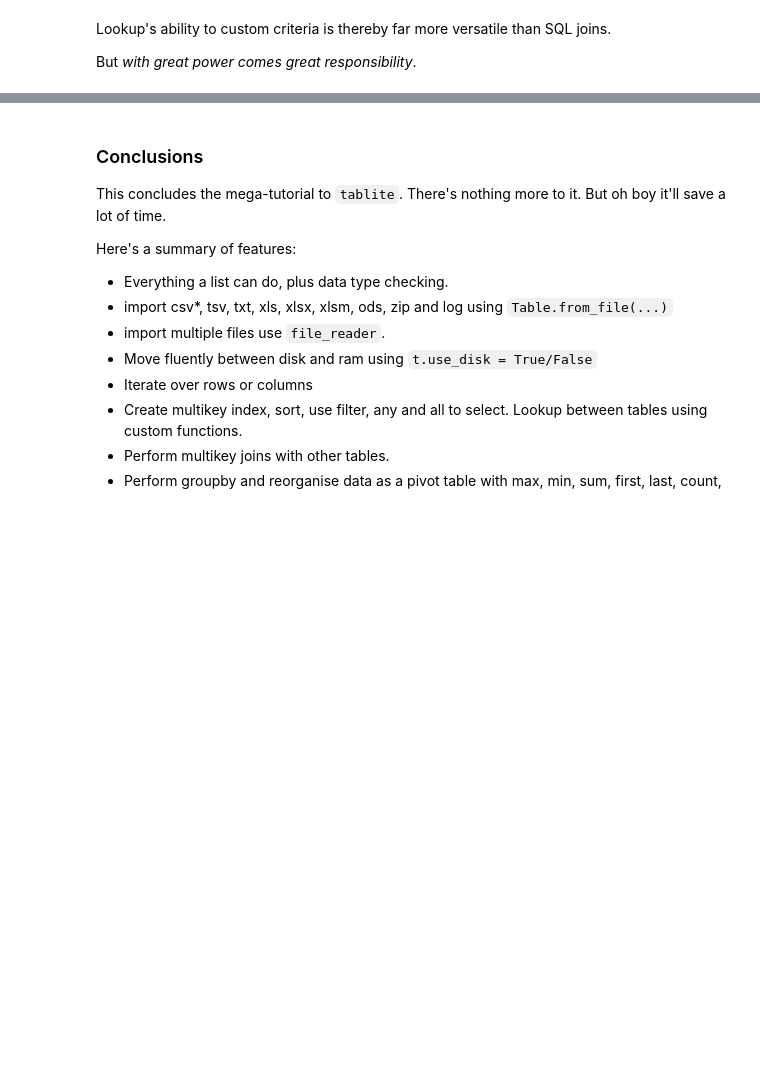
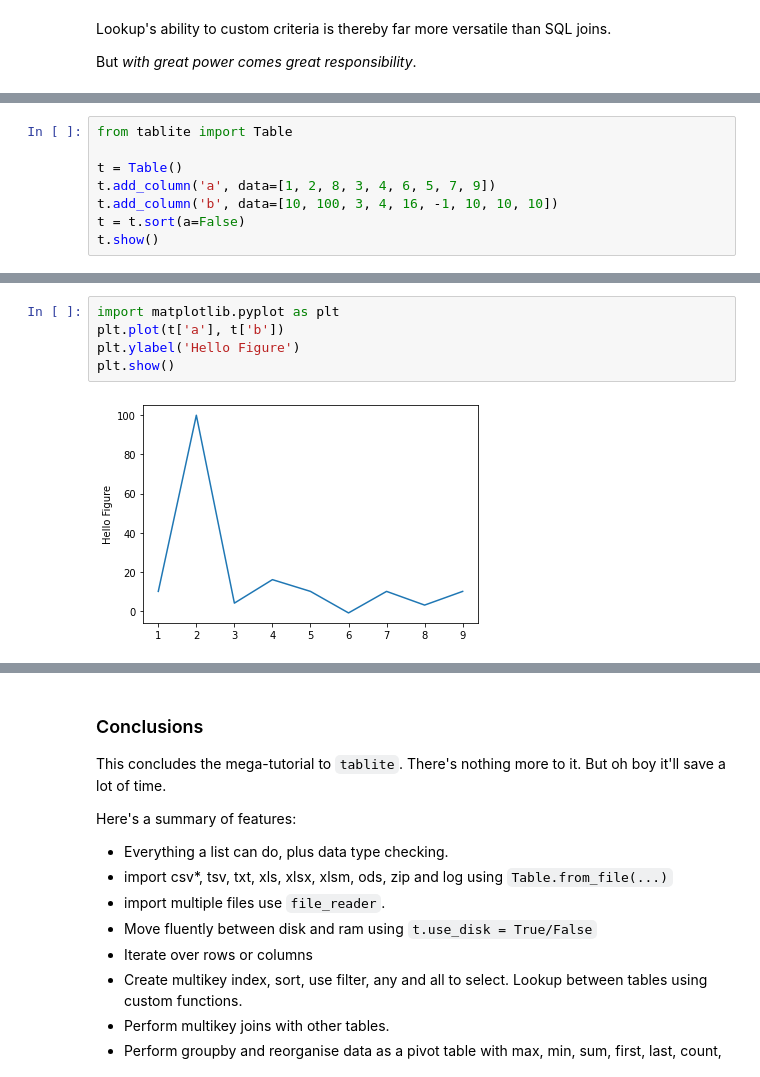
Before and after one commit to root-11/tablite, a Jupyter notebook: tutorial.ipynb, the cells around one changed output, grey strips where cells are left out. Drawn from its saved outputs; the diff is of its cells as text; blank space fills up the shorter version.

```diff
--- a/tutorial.ipynb
+++ b/tutorial.ipynb
@@ -1479,0 +1132,8 @@ showing all 5 rows
+# %%
+from tablite import Table
+
+t = Table()
+t.add_column('a', data=[1, 2, 8, 3, 4, 6, 5, 7, 9])
+t.add_column('b', data=[10, 100, 3, 4, 16, -1, 10, 10, 10])
+t = t.sort(a=False)
+t.show()
@@ -1479,0 +1155,7 @@ showing all 5 rows
+# %%
+import matplotlib.pyplot as plt
+plt.plot(t['a'], t['b'])
+plt.ylabel('Hello Figure')
+plt.show()
+# %% [output]
+[figure, added]
```
Also changed, not shown: parts of 224 cells of this notebook.
